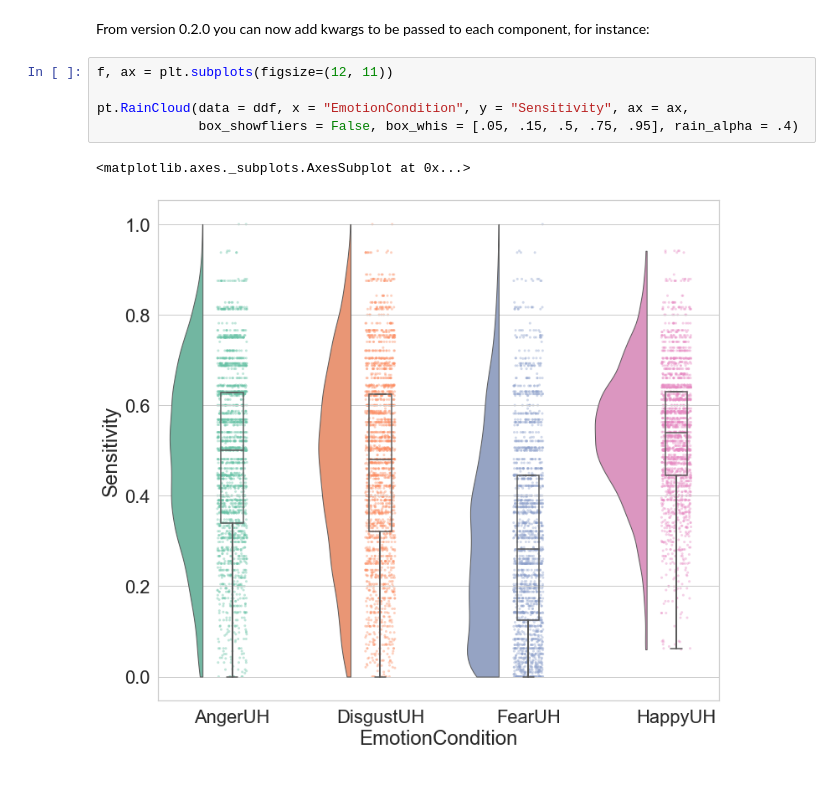
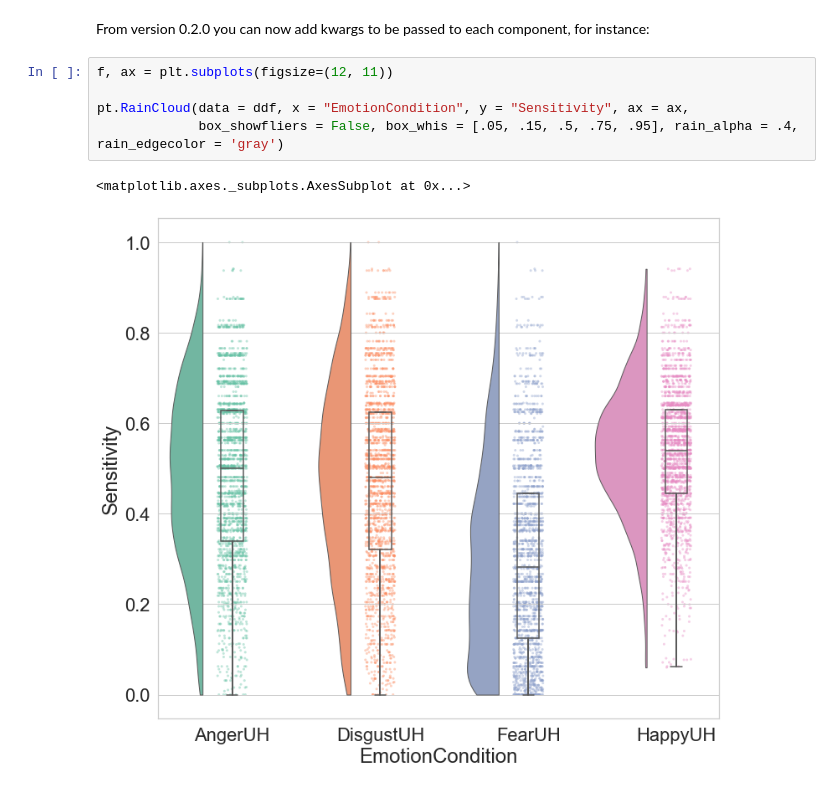
Before and after one commit to pog87/PtitPrince, a Jupyter notebook: RainCloud_Plot.ipynb, the cells around one changed output. Cells and saved outputs as stored; diff of their text form.

```diff
--- a/RainCloud_Plot.ipynb
+++ b/RainCloud_Plot.ipynb
@@ -110,8 +110,8 @@ From version 0.2.0 you can now add kwargs to be passed to each component, for in
 # %%
 f, ax = plt.subplots(figsize=(12, 11))
 
 pt.RainCloud(data = ddf, x = "EmotionCondition", y = "Sensitivity", ax = ax,
-             box_showfliers = False, box_whis = [.05, .15, .5, .75, .95], rain_alpha = .4)
+             box_showfliers = False, box_whis = [.05, .15, .5, .75, .95], rain_alpha = .4, rain_edgecolor = 'gray')
 # %% [output]
 <matplotlib.axes._subplots.AxesSubplot at 0x...>
-[figure, old version]
+[figure, new version]
```
Also changed, not shown: parts of 5 cells of this notebook, 22 other files.
